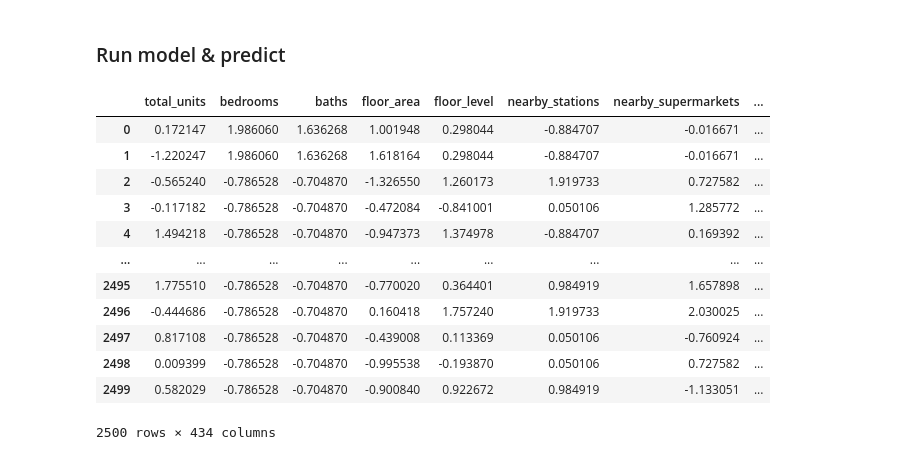
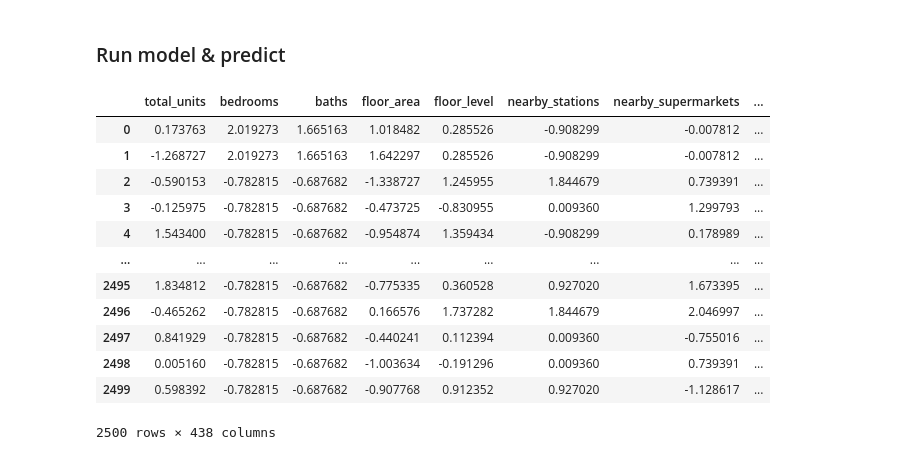
Before and after one commit to wtwwitt/project_2_bangkok_housing_price, a Jupyter notebook: code/Prediction_code_model_Final_Fix_2.ipynb, the cells around one changed output. Saved outputs shown, nothing was run; the diff lists cells and outputs as text; code cells hidden in the pictures.

Commit message:
update final model, fix scaling (include custom dummified with scaling) and missing indicators + update readme and presentation

```diff
--- a/code/Prediction_code_model_8 refactor_opt.ipynb
+++ b/code/Prediction_code_model_Final_Fix_2.ipynb
@@ -480,23 +521,26 @@ test_df = test_df.apply(replace_null_land_area, axis=1)
 test_df['dist_subdist'] = test_df['district'] + '_' + test_df['subdistrict'].map(lambda x: '' if pd.isna(x) else x)
 test_df['dist_subdist'] = test_df['dist_subdist'].replace(replacement_dict)
 
-# Convert nearby station distance
+# Convert nearby_station_distance to columns
 # Set inital value of station columns = 0
 test_df = pd.concat([test_df, pd.DataFrame(0, index=test_df.index, columns=station_list)], axis=1)
-
 test_df = test_df.apply(extract_and_convert_nearby_station_to_column, axis=1)
+# Normalize distance values
+test_df[station_list] = test_df[station_list].map(lambda x: (x - station_dist_mean)/station_dist_std)
 
 # Convert facilities to its count
 test_df = test_df.apply(extract_and_convert_facilities_to_column, axis=1)
 
-# Take log to floor_area, floor_level
+# Take log to floor_area, floor_level, land_area
 test_df['floor_area'] = np.log(test_df['floor_area'])
 test_df['floor_level'] = np.log(test_df['floor_level'])
+test_df['land_area'] = np.log(test_df['land_area'])
 
 # Dummified others
 test_df = pd.get_dummies(test_df, columns=dummified_columns, drop_first=True, dtype=int)
 # %% [markdown]
 ### Run model & predict
 # %%
-test_df, _ = test_df.align(train_df_imputed, axis=1, fill_value=0)
+# Align dataframe before prediction
+test_df, _ = test_df.align(train_df_imputed, join='right', axis=1, fill_value=0)
 test_df = pd.DataFrame(test_df)
@@ -506,30 +547,33 @@ X_test_poly = test_df[poly_features]
+# %%
+# Copy features from trained model
+X_test = test_df[features]
+X_test_poly = test_df[poly_features]
+X_test_dummy = test_df[dummy_columns]
+X_test_station_list = test_df[station_list]
 # %%
 # Scale
-
-ss = StandardScaler()
-X_test_poly_scaled = ss.fit_transform(X_test_poly)
-X_test_scaled = ss.fit_transform(X_test)
+X_test_poly_scaled = ss_poly.transform(X_test_poly)
+X_test_scaled = ss.transform(X_test)
 X_test_scaled = pd.DataFrame(X_test_scaled, columns=features)
 
-poly = PolynomialFeatures(degree=2, include_bias=False)
-X_test_poly_scaled = poly.fit_transform(X_test_poly_scaled)
+X_test_poly_scaled = poly.transform(X_test_poly_scaled)
 X_test_poly_scaled = pd.DataFrame(X_test_poly_scaled, columns=poly.get_feature_names_out(poly_features))
 # %%
-X_test_poly_scaled = pd.concat([X_test_poly_scaled, X_test_scaled], axis=1)
-X_test_poly_scaled
+X_test_combined = pd.concat([X_test_poly_scaled, X_test_scaled, X_test_station_list, X_test_dummy], axis=1)
+X_test_combined
 # %% [output]
 |  | total_units | bedrooms | baths | floor_area | floor_level | nearby_stations | nearby_supermarkets | ... |
-| 0 | 0.172147 | 1.986060 | 1.636268 | 1.001948 | 0.298044 | -0.884707 | -0.016671 | ... |
-| 1 | -1.220247 | 1.986060 | 1.636268 | 1.618164 | 0.298044 | -0.884707 | -0.016671 | ... |
-| 2 | -0.565240 | -0.786528 | -0.704870 | -1.326550 | 1.260173 | 1.919733 | 0.727582 | ... |
-| 3 | -0.117182 | -0.786528 | -0.704870 | -0.472084 | -0.841001 | 0.050106 | 1.285772 | ... |
-| 4 | 1.494218 | -0.786528 | -0.704870 | -0.947373 | 1.374978 | -0.884707 | 0.169392 | ... |
+| 0 | 0.173763 | 2.019273 | 1.665163 | 1.018482 | 0.285526 | -0.908299 | -0.007812 | ... |
+| 1 | -1.268727 | 2.019273 | 1.665163 | 1.642297 | 0.285526 | -0.908299 | -0.007812 | ... |
+| 2 | -0.590153 | -0.782815 | -0.687682 | -1.338727 | 1.245955 | 1.844679 | 0.739391 | ... |
+| 3 | -0.125975 | -0.782815 | -0.687682 | -0.473725 | -0.830955 | 0.009360 | 1.299793 | ... |
+| 4 | 1.543400 | -0.782815 | -0.687682 | -0.954874 | 1.359434 | -0.908299 | 0.178989 | ... |
 | ... | ... | ... | ... | ... | ... | ... | ... | ... |
-| 2495 | 1.775510 | -0.786528 | -0.704870 | -0.770020 | 0.364401 | 0.984919 | 1.657898 | ... |
-| 2496 | -0.444686 | -0.786528 | -0.704870 | 0.160418 | 1.757240 | 1.919733 | 2.030025 | ... |
-| 2497 | 0.817108 | -0.786528 | -0.704870 | -0.439008 | 0.113369 | 0.050106 | -0.760924 | ... |
-| 2498 | 0.009399 | -0.786528 | -0.704870 | -0.995538 | -0.193870 | 0.050106 | 0.727582 | ... |
-| 2499 | 0.582029 | -0.786528 | -0.704870 | -0.900840 | 0.922672 | 0.984919 | -1.133051 | ... |
+| 2495 | 1.834812 | -0.782815 | -0.687682 | -0.775335 | 0.360528 | 0.927020 | 1.673395 | ... |
+| 2496 | -0.465262 | -0.782815 | -0.687682 | 0.166576 | 1.737282 | 1.844679 | 2.046997 | ... |
+| 2497 | 0.841929 | -0.782815 | -0.687682 | -0.440241 | 0.112394 | 0.009360 | -0.755016 | ... |
+| 2498 | 0.005160 | -0.782815 | -0.687682 | -1.003634 | -0.191296 | 0.009360 | 0.739391 | ... |
+| 2499 | 0.598392 | -0.782815 | -0.687682 | -0.907768 | 0.912352 | 0.927020 | -1.128617 | ... |
-2500 rows × 434 columns
+2500 rows × 438 columns
 # %%
 # predict
```
Also changed, not shown: parts of 31 cells of this notebook, 15 other files.
